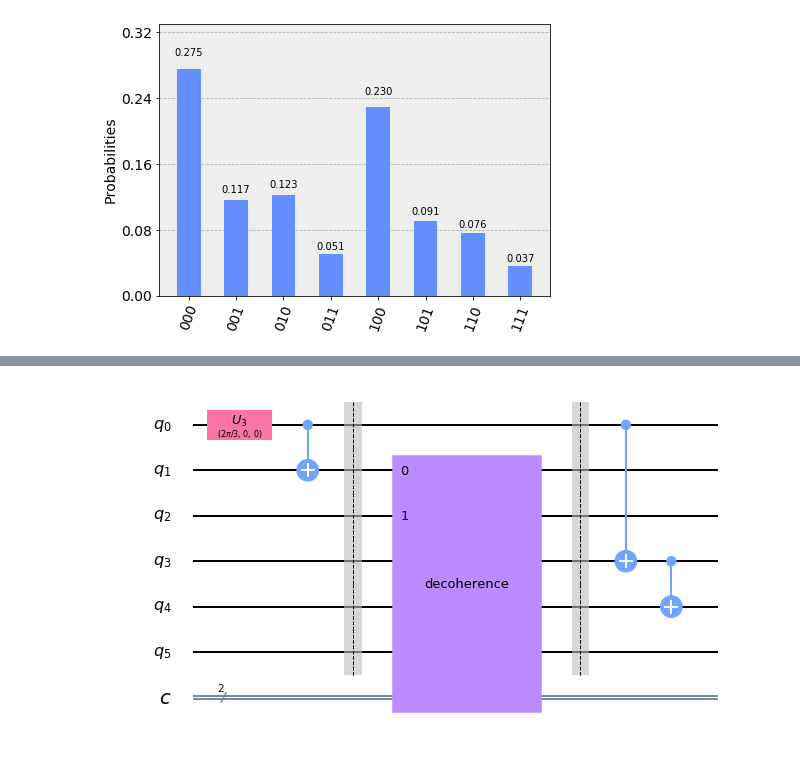
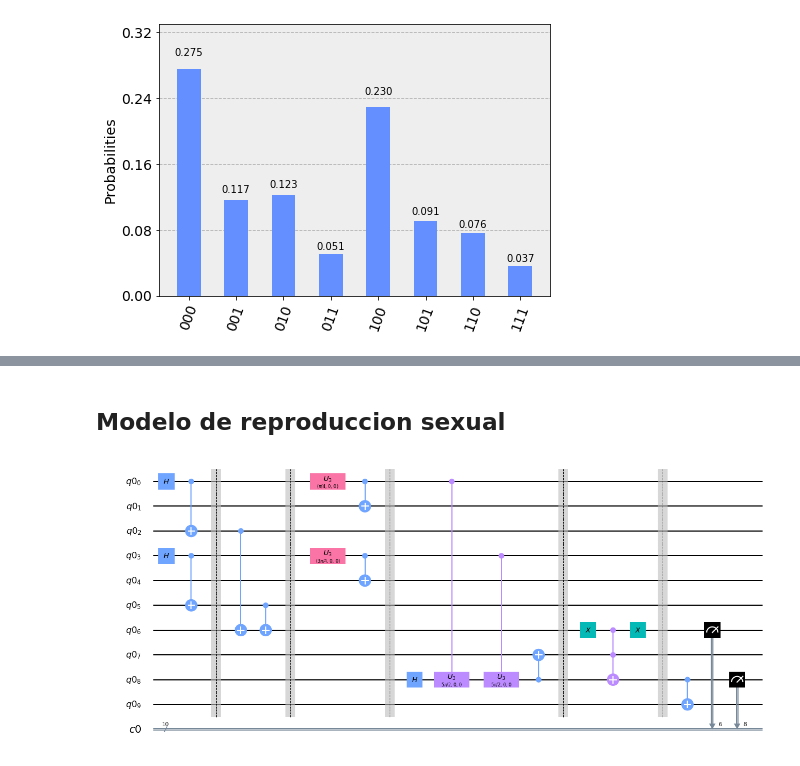
Before and after one commit to erikberter/qiskit-quantum-artificial-life, a Jupyter notebook: simulation.ipynb, the cells around one changed output, grey strips where cells are left out. Cells and saved outputs as stored; diff of their text form; code cells hidden in the pictures.

```diff
--- a/simulation.ipynb
+++ b/simulation.ipynb
@@ -236,13 +228,43 @@ qc.draw(output='mpl')
-# %%
-qc = QuantumCircuit(6,2)
-qc.u3(2*np.pi/3,0,0,0)
-qc.cx(0,1)
-qc.barrier()
-decoherenceG = getDecoherence(theta).to_instruction()
-qc.append(decoherenceG, [1,2],[0])
-qc.barrier()
-qc.cx(0,3)
-qc.cx(3,4)
-qc.draw(output='mpl')
-# %% [output]
-[figure, removed]
+# %% [markdown]
+## Modelo de reproduccion sexual
+# %%
+
+q=QuantumRegister(10)
+c=ClassicalRegister(10)
+qc=QuantumCircuit(q,c)
+
+qc.h(q[0])
+qc.cx(q[0],q[2])
+qc.h(q[3])
+qc.cx(q[3],q[5])
+qc.barrier()
+qc.cx(q[2],q[6])
+qc.cx(q[5],q[6])
+qc.barrier()
+qc.u3(np.pi/4,0,0,q[0])
+qc.cx(q[0],q[1])
+qc.u3(3*np.pi/4,0,0,q[3])
+qc.cx(q[3],q[4])
+qc.barrier()
+qc.h(q[8])
+qc.cu3(5*np.pi/2,0,0,q[0],q[8])
+qc.cu3(5*np.pi/2,0,0,q[3],q[8])
+qc.cx(q[8],q[7])
+qc.barrier()
+qc.x(q[6])
+qc.ccx(q[6],q[7],q[8])
+qc.x(q[6])
+qc.barrier()
+qc.cx(q[8],q[9])
+
+
+qc.measure(q[6],c[6])
+qc.measure(q[8],c[8])
+
+
+
+backend=Aer.get_backend('qasm_simulator')
+result=execute(qc,backend).result().get_counts()
+qc.draw(output='mpl')
+# %% [output]
+[figure, added]
```
Also changed, not shown: parts of 12 cells of this notebook.
